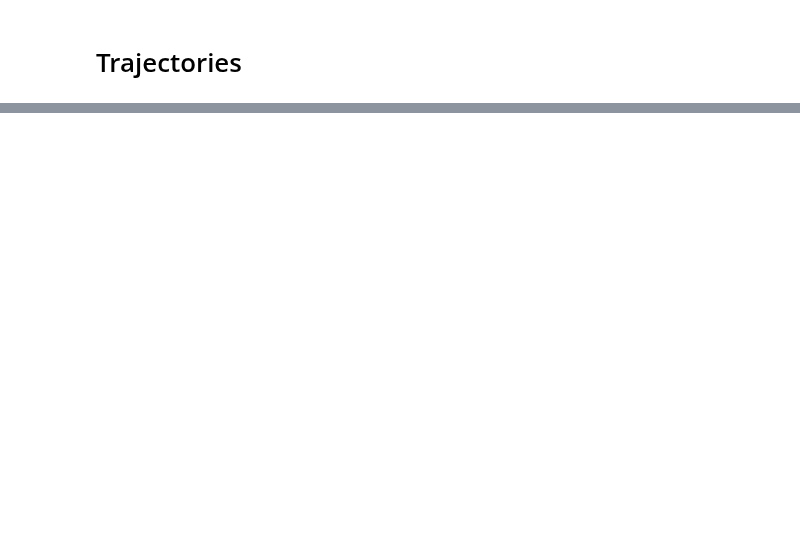
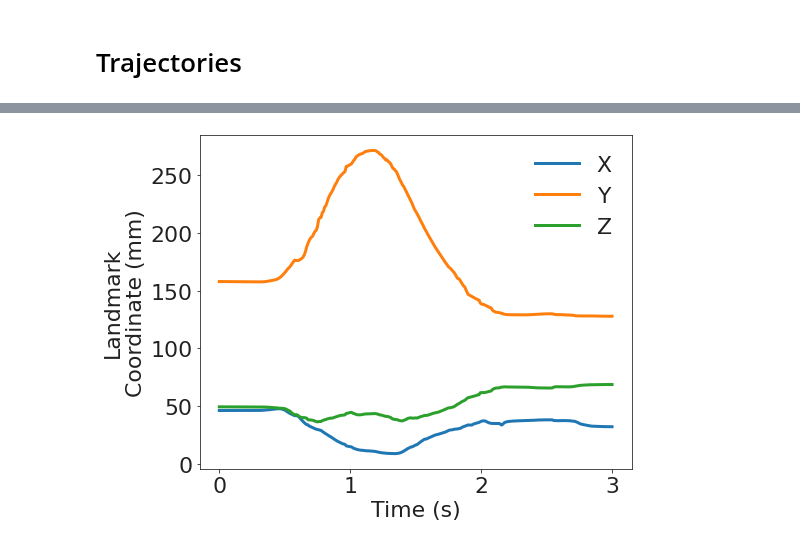
Before and after one commit to atick-faisal/Sign-Language-Recognition, a Jupyter notebook: core/src/notebooks/Visualization.ipynb, the cells around one changed output, grey strips where cells are left out. Cells and saved outputs as stored; diff of their text form; code cells hidden in the pictures; blank space fills up the shorter version.

```diff
--- a/core/src/notebooks/Visualization.ipynb
+++ b/core/src/notebooks/Visualization.ipynb
@@ -169,0 +192,15 @@ plt.savefig("../assets/polyfit_approx.svg")
+# %%
+t = np.linspace(0, 3, x.shape[0])
+
+plt.figure(figsize=(8, 6))
+
+plt.plot(t, x, label="X", linewidth=3)
+plt.plot(t, y, label="Y", linewidth=3)
+plt.plot(t, z, label="Z", linewidth=3)
+plt.xlabel("Time (s)")
+plt.ylabel("Landmark\nCoordinate (mm)")
+plt.legend()
+plt.tight_layout()
+plt.savefig("../../assets/lmc_trajectories.svg")
+# %% [output]
+[figure, added]
```
Also changed, not shown: parts of 6 cells of this notebook, 27 other files.
